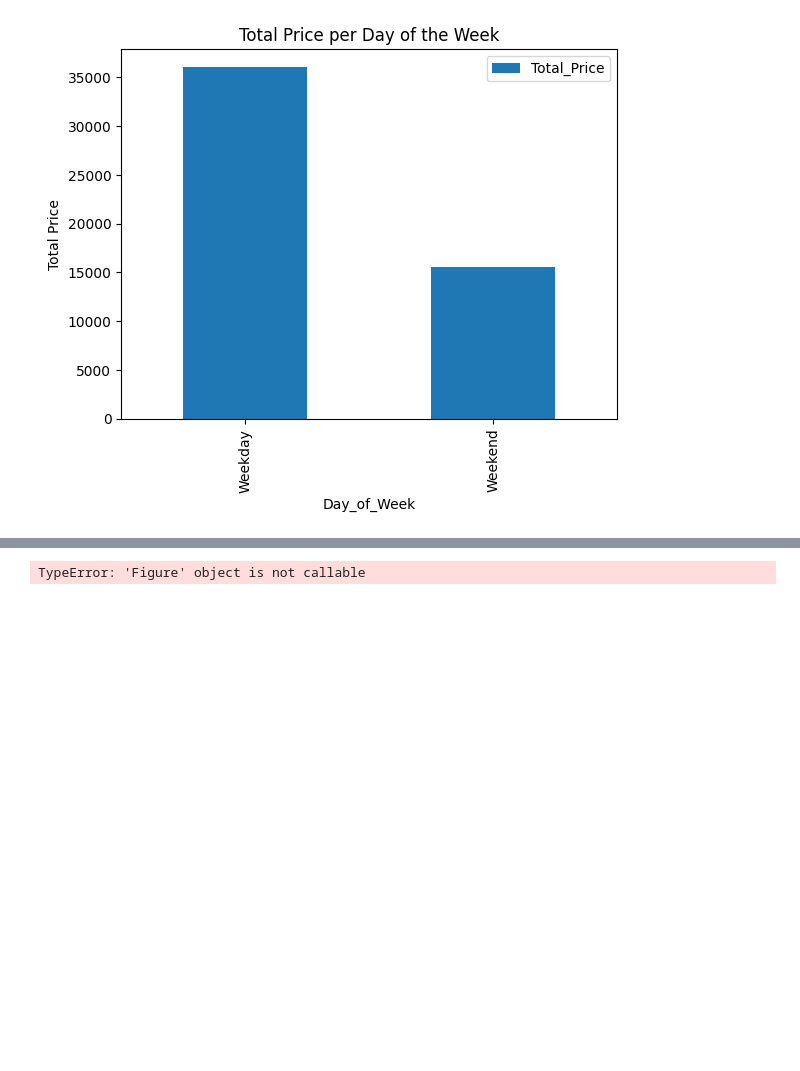
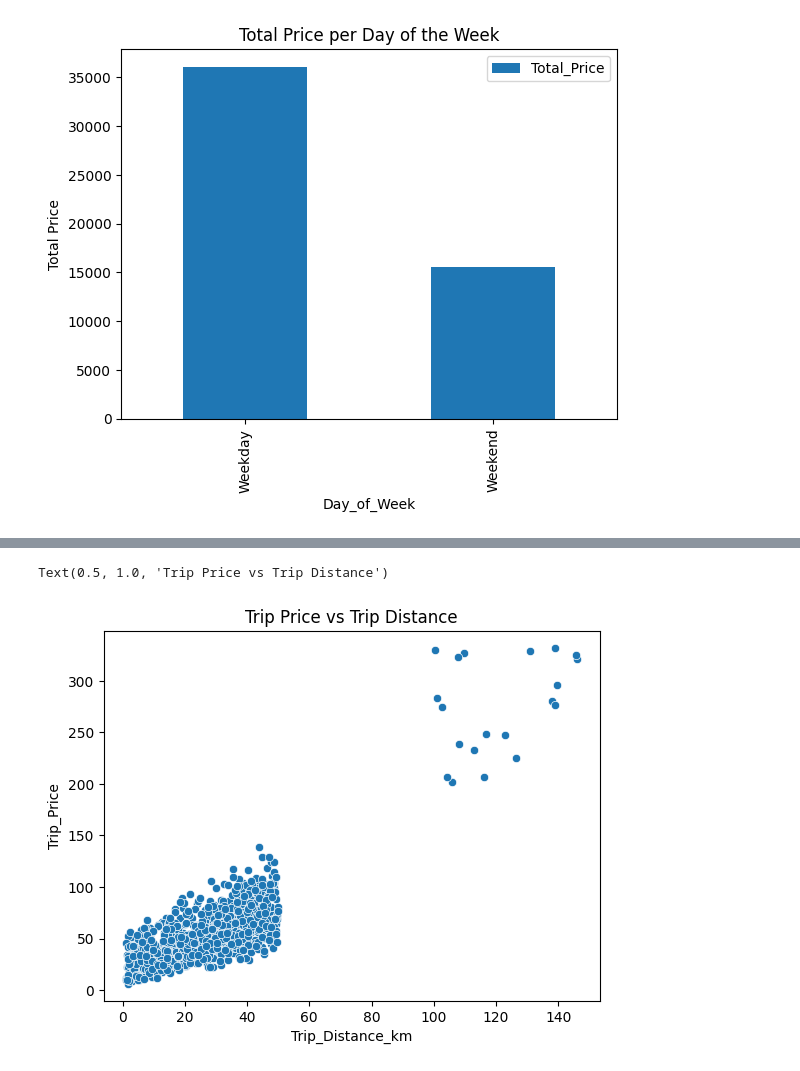
Before and after one commit to Shirasoki/taxi-prediction-fullstack-max-gustafsson-opa24, a Jupyter notebook: explorations/eda.ipynb, the cells around one changed output, grey strips where cells are left out. Saved outputs shown, nothing was run; the diff lists cells and outputs as text; code cells hidden in the pictures; blank space fills up the shorter version.

```diff
--- a/explorations/eda.ipynb
+++ b/explorations/eda.ipynb
@@ -176,3 +176,6 @@ Passing `palette` without assigning `hue` is deprecated and will be removed in v
 # %%
+plt = sns.scatterplot(x="Trip_Distance_km", y="Trip_Price", data=df)
+plt.set_title("Trip Price vs Trip Distance")
 # %% [output]
-TypeError: 'Figure' object is not callable
+Text(0.5, 1.0, 'Trip Price vs Trip Distance')
+[figure, added]
```
Also changed, not shown: parts of 11 cells of this notebook, 3 other files.
